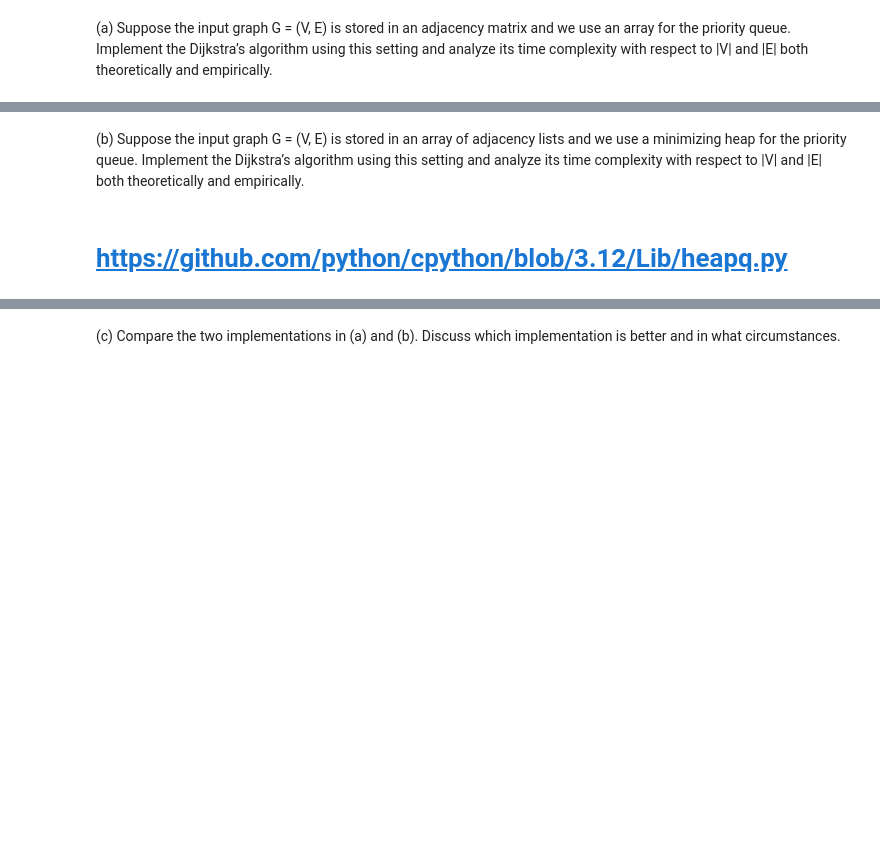
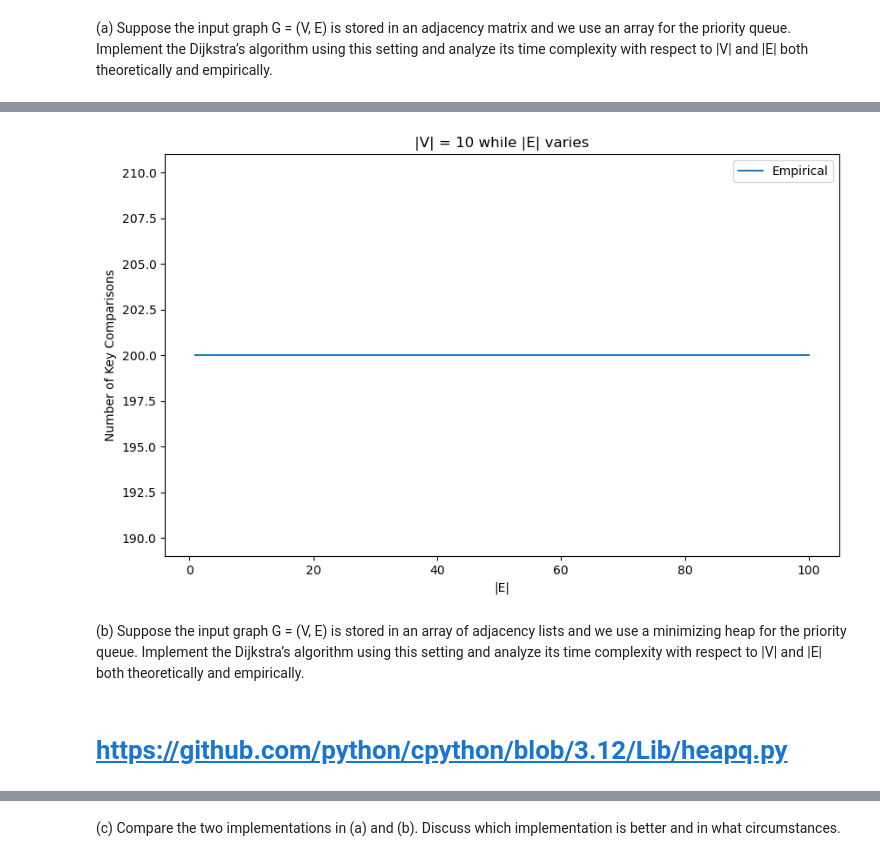
Before and after one commit to TiangSoonYong/SC2001-Team-7, a Jupyter notebook: Example 2/Example 2.ipynb, the cells around one changed output, grey strips where cells are left out. Saved outputs shown, nothing was run; the diff lists cells and outputs as text; code cells hidden in the pictures; blank space fills up the shorter version.

```diff
--- a/Example 2/Example 2.ipynb
+++ b/Example 2/Example 2.ipynb
@@ -15,19 +15,23 @@ def generate_graph(V, E):
     G = nx.empty_graph(V, nx.DiGraph())
     for e in range(1, (E//V)+1):
         for v in range(V):
-            G.add_weighted_edges_from([(v, (v+e)%(V), e)])
+            #G.add_weighted_edges_from([(v, (v+e)%(V), e)])
+            G.add_weighted_edges_from([(v, (v+e)%(V), random.randint(1,10))])
     for v in range(0, E%V):
-        G.add_weighted_edges_from([(v, (v+(E//V)+1)%(V), (E//V)+1)])
+        #G.add_weighted_edges_from([(v, (v+(E//V)+1)%(V), (E//V)+1)])
+        G.add_weighted_edges_from([(v, (v+(E//V)+1)%(V), random.randint(1,10))])
     return G
 
-G = generate_graph(20, 400)
+G = generate_graph(1000, 1000*1000)
 
+'''
 plt.figure(figsize=(10,6))
 pos = nx.spring_layout(G, seed=0)
 nx.draw_networkx(G,pos)
 edge_labels = nx.get_edge_attributes(G, "weight")
 nx.draw_networkx_edge_labels(G, pos, edge_labels)
 plt.show()
+'''
 print(nx.adjacency_matrix(G).todense())
 G.number_of_edges()
 # %% [output]
@@ -158,7 +111,37 @@ Vertex  Distance from Source    Predecessor
+# %%
+V = 10
+EArr = np.arange(1, V**2+1, 1)
+KCArr = []
+for E in EArr:
+    V, d, pi, KC = dijkstra_matrix(generate_graph(V, E), 0)
+    KCArr.append(KC)
+
+plt.figure(figsize=(10,6))
+plt.plot(EArr, KCArr, label = "Empirical")
+plt.xlabel("|E|")
+plt.ylabel("Number of Key Comparisons")
+plt.title("|V| = {} while |E| varies".format(V))
+plt.legend()
+plt.show()
+
+VArr = np.arange(1, 200, 1)
+KCArr = []
+for V in VArr:
+    V, d, pi, KC = dijkstra_matrix(generate_graph(V, V), 0)
+    KCArr.append(KC)
+
+plt.figure(figsize=(10,6))
+plt.plot(VArr, KCArr, label = "Empirical")
+plt.plot(VArr, VArr**2, label = "Theoretical", linestyle = "--")
+plt.xlabel("|V|")
+plt.ylabel("Number of Key Comparisons")
+plt.title("|V| varies while |E| = |V|")
+plt.legend()
+plt.show()
+# %% [output]
+[figure, added]
 # %% [markdown]
 (b) Suppose the input graph G = (V, E) is stored in an array of adjacency lists and
 we use a minimizing heap for the priority queue. Implement the Dijkstra’s
 algorithm using this setting and analyze its time complexity with respect to |V|
 and |E| both theoretically and empirically.
-# %% [markdown]
-# https://github.com/python/cpython/blob/3.12/Lib/heapq.py
@@ -227,0 +148,2 @@ def _siftup(heap, pos):
+# %% [markdown]
+# https://github.com/python/cpython/blob/3.12/Lib/heapq.py
```
Also changed, not shown: parts of 6 cells of this notebook.
